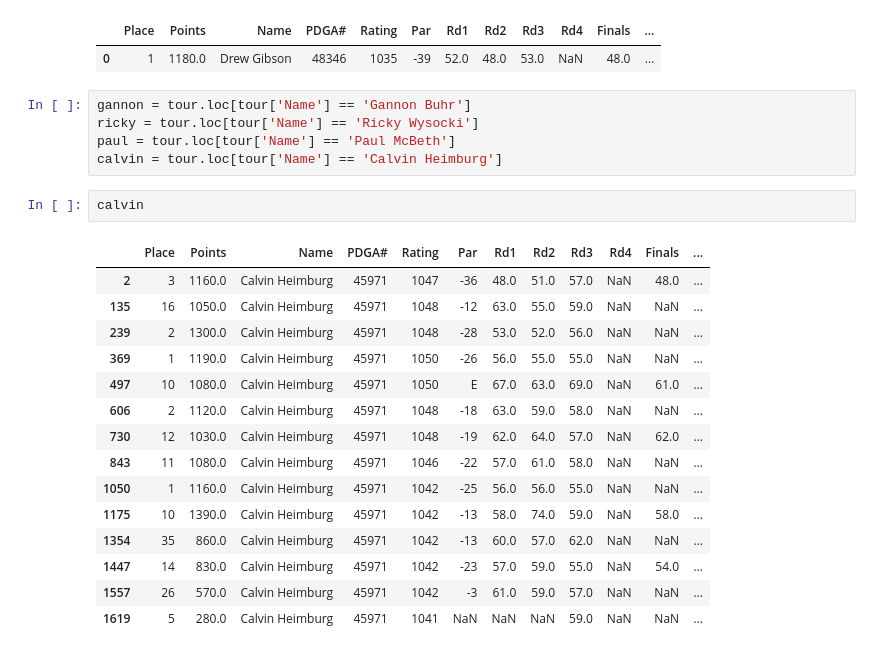
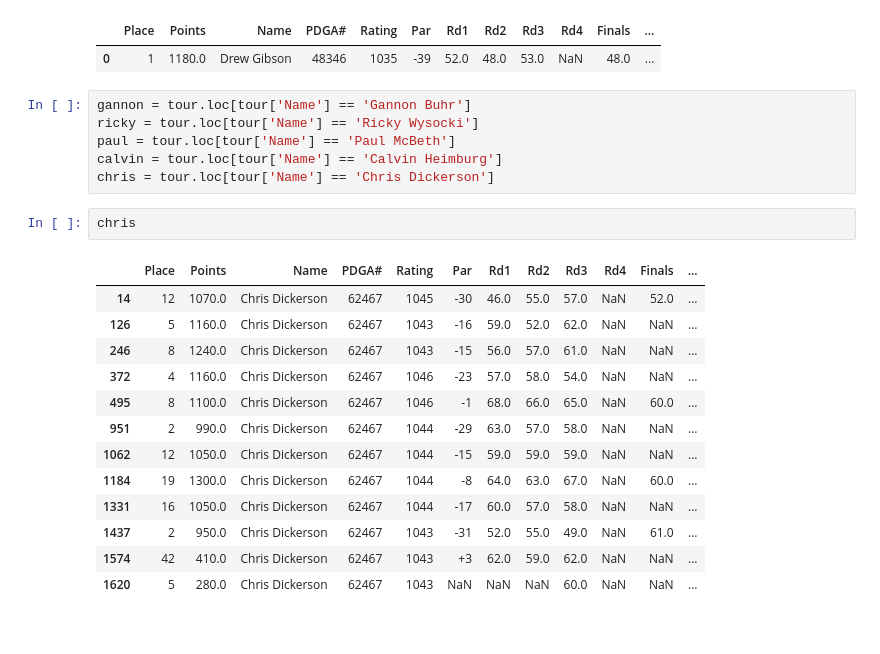
Before and after one commit to jamorgan8/disc-golf-analysis, a Jupyter notebook: notebooks/Analysis.ipynb, the cells around one changed output. Drawn from its saved outputs; the diff is of its cells as text.

```diff
--- a/notebooks/Analysis.ipynb
+++ b/notebooks/Analysis.ipynb
@@ -197,21 +238,20 @@ gannon = tour.loc[tour['Name'] == 'Gannon Buhr']
 ricky = tour.loc[tour['Name'] == 'Ricky Wysocki']
 paul = tour.loc[tour['Name'] == 'Paul McBeth']
 calvin = tour.loc[tour['Name'] == 'Calvin Heimburg']
+chris = tour.loc[tour['Name'] == 'Chris Dickerson']
 # %%
-calvin
+chris
 # %% [output]
 |  | Place | Points | Name | PDGA# | Rating | Par | Rd1 | Rd2 | Rd3 | Rd4 | Finals | ... |
-| 2 | 3 | 1160.0 | Calvin Heimburg | 45971 | 1047 | -36 | 48.0 | 51.0 | 57.0 | NaN | 48.0 | ... |
-| 135 | 16 | 1050.0 | Calvin Heimburg | 45971 | 1048 | -12 | 63.0 | 55.0 | 59.0 | NaN | NaN | ... |
-| 239 | 2 | 1300.0 | Calvin Heimburg | 45971 | 1048 | -28 | 53.0 | 52.0 | 56.0 | NaN | NaN | ... |
-| 369 | 1 | 1190.0 | Calvin Heimburg | 45971 | 1050 | -26 | 56.0 | 55.0 | 55.0 | NaN | NaN | ... |
-| 497 | 10 | 1080.0 | Calvin Heimburg | 45971 | 1050 | E | 67.0 | 63.0 | 69.0 | NaN | 61.0 | ... |
-| 606 | 2 | 1120.0 | Calvin Heimburg | 45971 | 1048 | -18 | 63.0 | 59.0 | 58.0 | NaN | NaN | ... |
-| 730 | 12 | 1030.0 | Calvin Heimburg | 45971 | 1048 | -19 | 62.0 | 64.0 | 57.0 | NaN | 62.0 | ... |
-| 843 | 11 | 1080.0 | Calvin Heimburg | 45971 | 1046 | -22 | 57.0 | 61.0 | 58.0 | NaN | NaN | ... |
-| 1050 | 1 | 1160.0 | Calvin Heimburg | 45971 | 1042 | -25 | 56.0 | 56.0 | 55.0 | NaN | NaN | ... |
-| 1175 | 10 | 1390.0 | Calvin Heimburg | 45971 | 1042 | -13 | 58.0 | 74.0 | 59.0 | NaN | 58.0 | ... |
-| 1354 | 35 | 860.0 | Calvin Heimburg | 45971 | 1042 | -13 | 60.0 | 57.0 | 62.0 | NaN | NaN | ... |
-| 1447 | 14 | 830.0 | Calvin Heimburg | 45971 | 1042 | -23 | 57.0 | 59.0 | 55.0 | NaN | 54.0 | ... |
-| 1557 | 26 | 570.0 | Calvin Heimburg | 45971 | 1042 | -3 | 61.0 | 59.0 | 57.0 | NaN | NaN | ... |
-| 1619 | 5 | 280.0 | Calvin Heimburg | 45971 | 1041 | NaN | NaN | NaN | 59.0 | NaN | NaN | ... |
+| 14 | 12 | 1070.0 | Chris Dickerson | 62467 | 1045 | -30 | 46.0 | 55.0 | 57.0 | NaN | 52.0 | ... |
+| 126 | 5 | 1160.0 | Chris Dickerson | 62467 | 1043 | -16 | 59.0 | 52.0 | 62.0 | NaN | NaN | ... |
+| 246 | 8 | 1240.0 | Chris Dickerson | 62467 | 1043 | -15 | 56.0 | 57.0 | 61.0 | NaN | NaN | ... |
+| 372 | 4 | 1160.0 | Chris Dickerson | 62467 | 1046 | -23 | 57.0 | 58.0 | 54.0 | NaN | NaN | ... |
+| 495 | 8 | 1100.0 | Chris Dickerson | 62467 | 1046 | -1 | 68.0 | 66.0 | 65.0 | NaN | 60.0 | ... |
+| 951 | 2 | 990.0 | Chris Dickerson | 62467 | 1044 | -29 | 63.0 | 57.0 | 58.0 | NaN | NaN | ... |
+| 1062 | 12 | 1050.0 | Chris Dickerson | 62467 | 1044 | -15 | 59.0 | 59.0 | 59.0 | NaN | NaN | ... |
+| 1184 | 19 | 1300.0 | Chris Dickerson | 62467 | 1044 | -8 | 64.0 | 63.0 | 67.0 | NaN | 60.0 | ... |
+| 1331 | 16 | 1050.0 | Chris Dickerson | 62467 | 1044 | -17 | 60.0 | 57.0 | 58.0 | NaN | NaN | ... |
+| 1437 | 2 | 950.0 | Chris Dickerson | 62467 | 1043 | -31 | 52.0 | 55.0 | 49.0 | NaN | 61.0 | ... |
+| 1574 | 42 | 410.0 | Chris Dickerson | 62467 | 1043 | +3 | 62.0 | 59.0 | 62.0 | NaN | NaN | ... |
+| 1620 | 5 | 280.0 | Chris Dickerson | 62467 | 1043 | NaN | NaN | NaN | 60.0 | NaN | NaN | ... |
```
Also changed, not shown: parts of 20 cells of this notebook, 5 other files.
